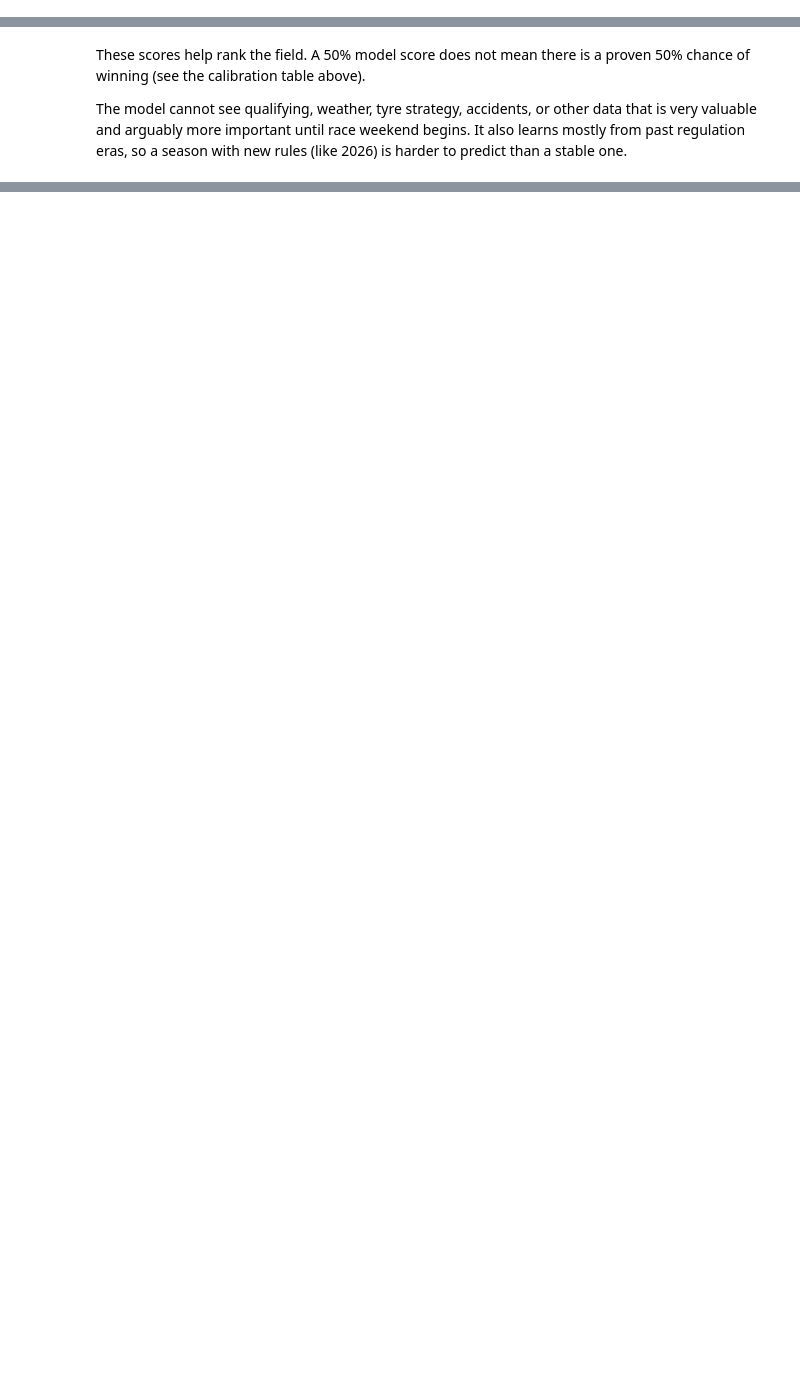
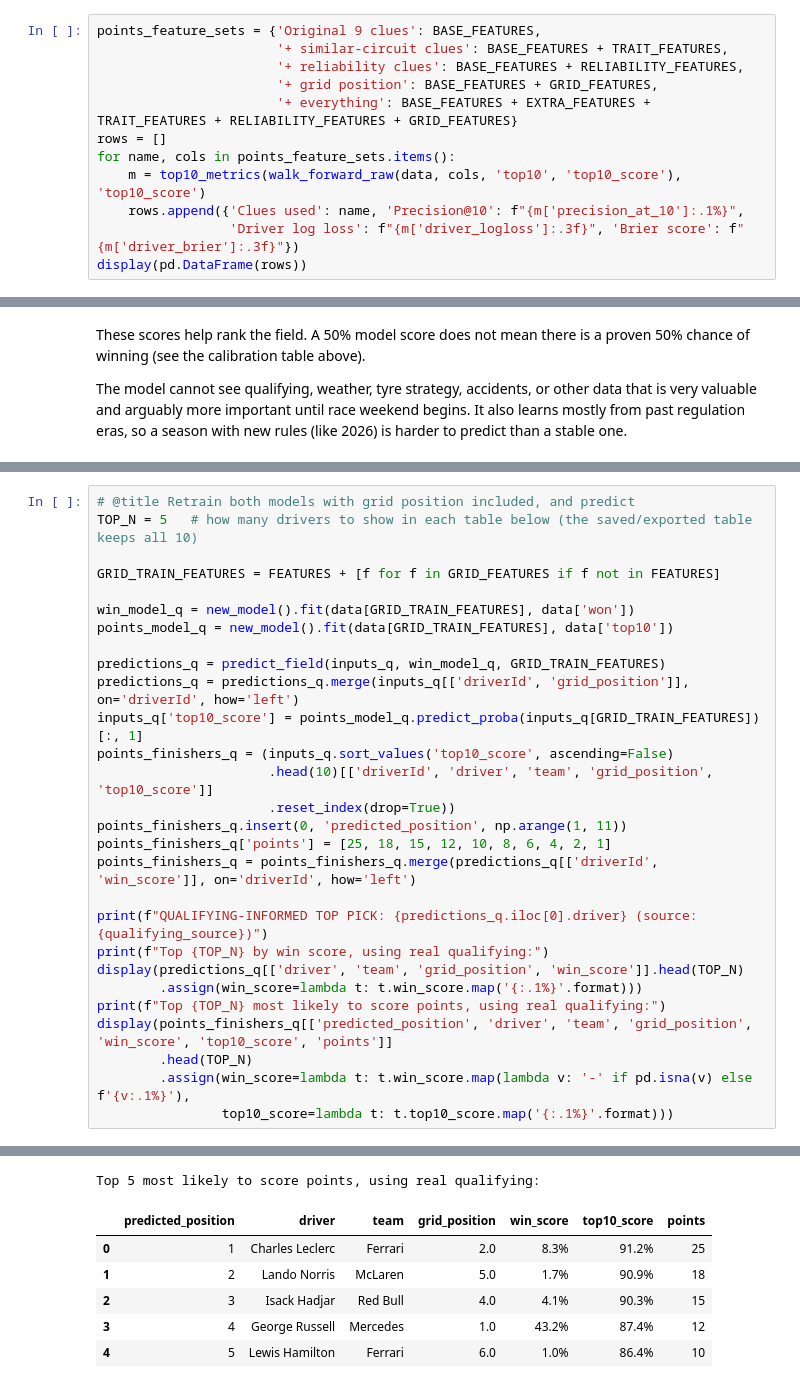
Before and after one commit to samcurryokee/f1_Prediction_Model, a Jupyter notebook: Baku_ML_Prediction_Model.ipynb, the cells around one changed output, grey strips where cells are left out. Cells and saved outputs as stored; diff of their text form; blank space fills up the shorter version.

Commit message:
Model update

```diff
--- a/Baku_ML_Prediction_Model (1).ipynb
+++ b/Baku_ML_Prediction_Model.ipynb
@@ -793,0 +817,12 @@ Per-driver log loss: 0.527  |  Brier score: 0.174  (lower is better on both)
+# %%
+points_feature_sets = {'Original 9 clues': BASE_FEATURES,
+                       '+ similar-circuit clues': BASE_FEATURES + TRAIT_FEATURES,
+                       '+ reliability clues': BASE_FEATURES + RELIABILITY_FEATURES,
+                       '+ grid position': BASE_FEATURES + GRID_FEATURES,
+                       '+ everything': BASE_FEATURES + EXTRA_FEATURES + TRAIT_FEATURES + RELIABILITY_FEATURES + GRID_FEATURES}
+rows = []
+for name, cols in points_feature_sets.items():
+    m = top10_metrics(walk_forward_raw(data, cols, 'top10', 'top10_score'), 'top10_score')
+    rows.append({'Clues used': name, 'Precision@10': f"{m['precision_at_10']:.1%}",
+                 'Driver log loss': f"{m['driver_logloss']:.3f}", 'Brier score': f"{m['driver_brier']:.3f}"})
+display(pd.DataFrame(rows))
@@ -882,0 +1008,29 @@ The model cannot see qualifying, weather, tyre strategy, accidents, or other dat
+# %%
+# @title Retrain both models with grid position included, and predict
+TOP_N = 5   # how many drivers to show in each table below (the saved/exported table keeps all 10)
+
+GRID_TRAIN_FEATURES = FEATURES + [f for f in GRID_FEATURES if f not in FEATURES]
+
+win_model_q = new_model().fit(data[GRID_TRAIN_FEATURES], data['won'])
+points_model_q = new_model().fit(data[GRID_TRAIN_FEATURES], data['top10'])
+
+predictions_q = predict_field(inputs_q, win_model_q, GRID_TRAIN_FEATURES)
+predictions_q = predictions_q.merge(inputs_q[['driverId', 'grid_position']], on='driverId', how='left')
+inputs_q['top10_score'] = points_model_q.predict_proba(inputs_q[GRID_TRAIN_FEATURES])[:, 1]
+points_finishers_q = (inputs_q.sort_values('top10_score', ascending=False)
+                      .head(10)[['driverId', 'driver', 'team', 'grid_position', 'top10_score']]
+                      .reset_index(drop=True))
+points_finishers_q.insert(0, 'predicted_position', np.arange(1, 11))
+points_finishers_q['points'] = [25, 18, 15, 12, 10, 8, 6, 4, 2, 1]
+points_finishers_q = points_finishers_q.merge(predictions_q[['driverId', 'win_score']], on='driverId', how='left')
+
+print(f"QUALIFYING-INFORMED TOP PICK: {predictions_q.iloc[0].driver} (source: {qualifying_source})")
+print(f"Top {TOP_N} by win score, using real qualifying:")
+display(predictions_q[['driver', 'team', 'grid_position', 'win_score']].head(TOP_N)
+        .assign(win_score=lambda t: t.win_score.map('{:.1%}'.format)))
+print(f"Top {TOP_N} most likely to score points, using real qualifying:")
+display(points_finishers_q[['predicted_position', 'driver', 'team', 'grid_position', 'win_score', 'top10_score', 'points']]
+        .head(TOP_N)
+        .assign(win_score=lambda t: t.win_score.map(lambda v: '-' if pd.isna(v) else f'{v:.1%}'),
+                top10_score=lambda t: t.top10_score.map('{:.1%}'.format)))
+# %% [output]
@@ -883,3 +1045,10 @@ The model cannot see qualifying, weather, tyre strategy, accidents, or other dat
+Top 5 most likely to score points, using real qualifying:
+|  | predicted_position | driver | team | grid_position | win_score | top10_score | points |
+| 0 | 1 | Charles Leclerc | Ferrari | 2.0 | 8.3% | 91.2% | 25 |
+| 1 | 2 | Lando Norris | McLaren | 5.0 | 1.7% | 90.9% | 18 |
+| 2 | 3 | Isack Hadjar | Red Bull | 4.0 | 4.1% | 90.3% | 15 |
+| 3 | 4 | George Russell | Mercedes | 1.0 | 43.2% | 87.4% | 12 |
+| 4 | 5 | Lewis Hamilton | Ferrari | 6.0 | 1.0% | 86.4% | 10 |
 # %%
 # @title Save the model, its results and the dashboard kit
 payload = {
```
Also changed, not shown: parts of 16 cells of this notebook, 3 other files.
